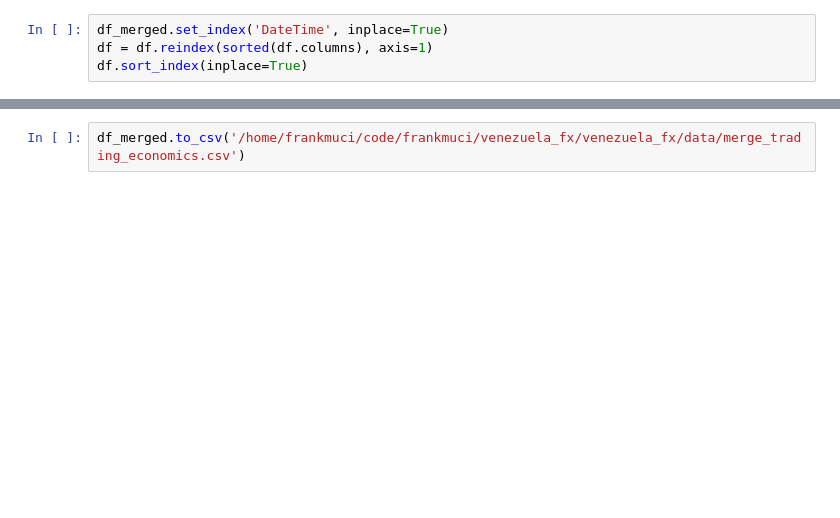
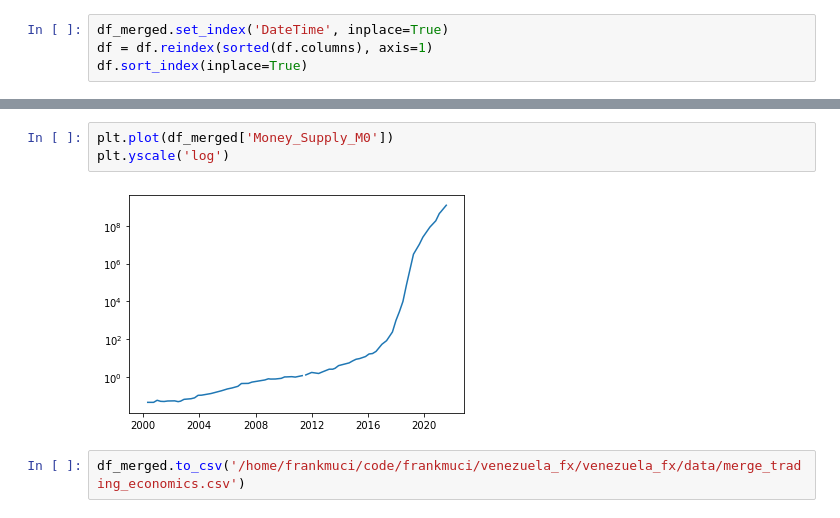
Before and after one commit to frankmuci/venezuela_fx, a Jupyter notebook: notebooks/Import Clean Merge TradingEconomomics Data.ipynb, the cells around one changed output, grey strips where cells are left out. Cells and saved outputs as stored; diff of their text form; blank space fills up the shorter version.

```diff
--- a/notebooks/Import Clean Merge TradingEconomomics Data.ipynb
+++ b/notebooks/Import Clean Merge TradingEconomomics Data.ipynb
@@ -183,2 +143,7 @@ for idx, col in enumerate(list(df_merged.columns[1:])):
+# %%
+plt.plot(df_merged['Money_Supply_M0'])
+plt.yscale('log')
+# %% [output]
+[figure, added]
 # %%
 df_merged.to_csv('/home/frankmuci/code/frankmuci/venezuela_fx/venezuela_fx/data/merge_trading_economics.csv')
```
Also changed, not shown: parts of 7 cells of this notebook, 1 other file.
